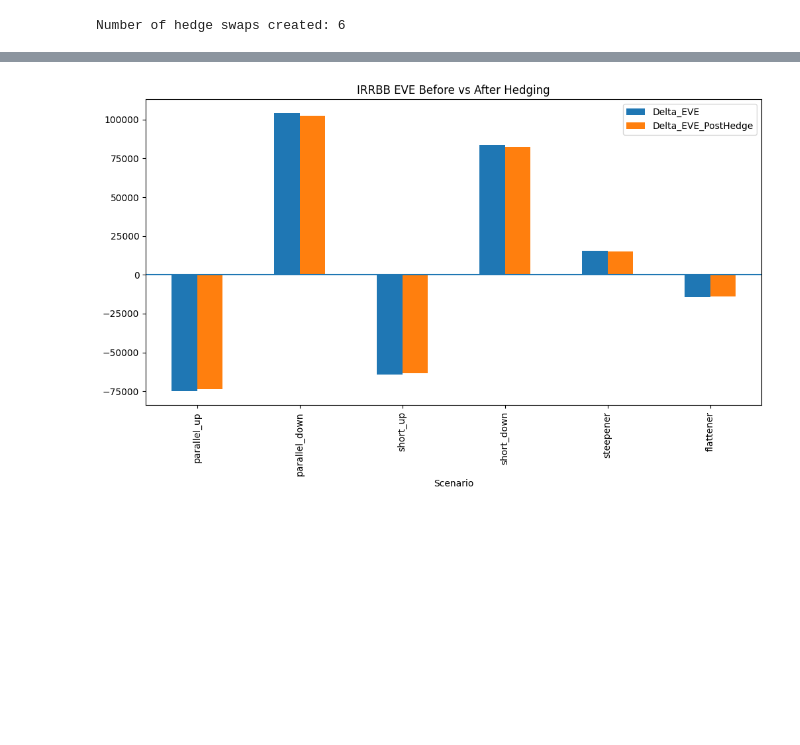
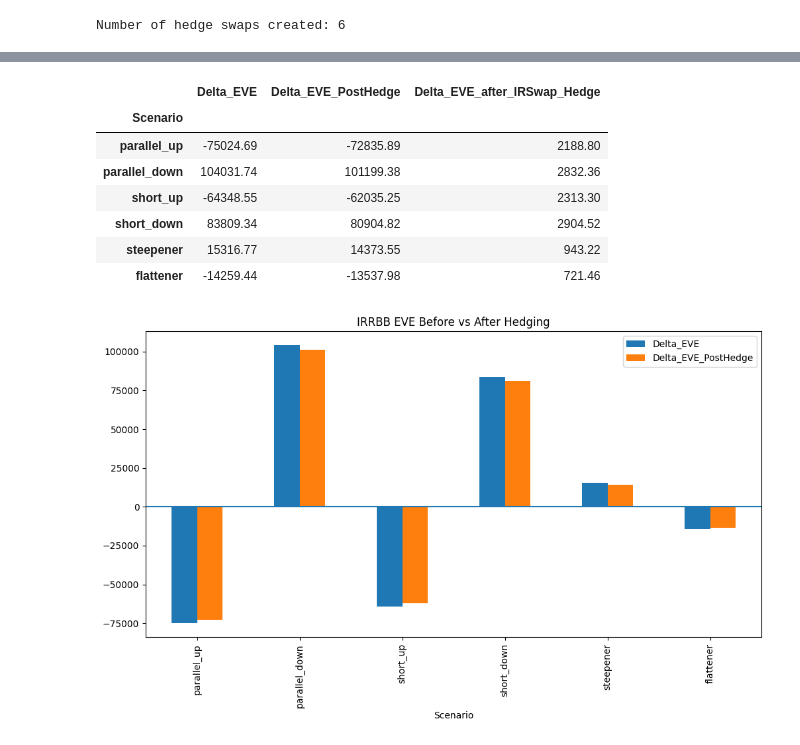
Before and after one commit to gorkemyencak/IRRBB-engine, a Jupyter notebook: notebooks/10_hedge_optimizer_simulation.ipynb, the cells around one changed output, grey strips where cells are left out. Cells and saved outputs as stored; diff of their text form; code cells hidden in the pictures; blank space fills up the shorter version.

```diff
--- a/notebooks/10_hedge_optimizer_simulation.ipynb
+++ b/notebooks/10_hedge_optimizer_simulation.ipynb
@@ -436,21 +384,29 @@ post_hedge_report
 # %%
 # comparing pre- vs post-hedge results
 df_compare = irrbb_report[['Delta_EVE']].join(post_hedge_report).round(2)
 df_compare['Delta_EVE_after_IRSwap_Hedge'] = (
     abs(df_compare['Delta_EVE'] - df_compare['Delta_EVE_PostHedge'])
 )
 
-#display(df_compare)
+display(df_compare)
 
 # plotting pre- vs post-hedge scenarios
 fig, ax = plt.subplots(figsize = (12, 6))
 
 df_compare[['Delta_EVE', 'Delta_EVE_PostHedge']].plot(
     kind = 'bar',
     title = 'IRRBB EVE Before vs After Hedging',
     ax = ax
 )
 ax.axhline(0)
 plt.show()
 # %% [output]
+|  | Delta_EVE | Delta_EVE_PostHedge | Delta_EVE_after_IRSwap_Hedge |
+| Scenario |  |  |  |
+| parallel_up | -75024.69 | -72835.89 | 2188.80 |
+| parallel_down | 104031.74 | 101199.38 | 2832.36 |
+| short_up | -64348.55 | -62035.25 | 2313.30 |
+| short_down | 83809.34 | 80904.82 | 2904.52 |
+| steepener | 15316.77 | 14373.55 | 943.22 |
+| flattener | -14259.44 | -13537.98 | 721.46 |
 [figure]
```
Also changed, not shown: parts of 4 cells of this notebook, 2 other files.
